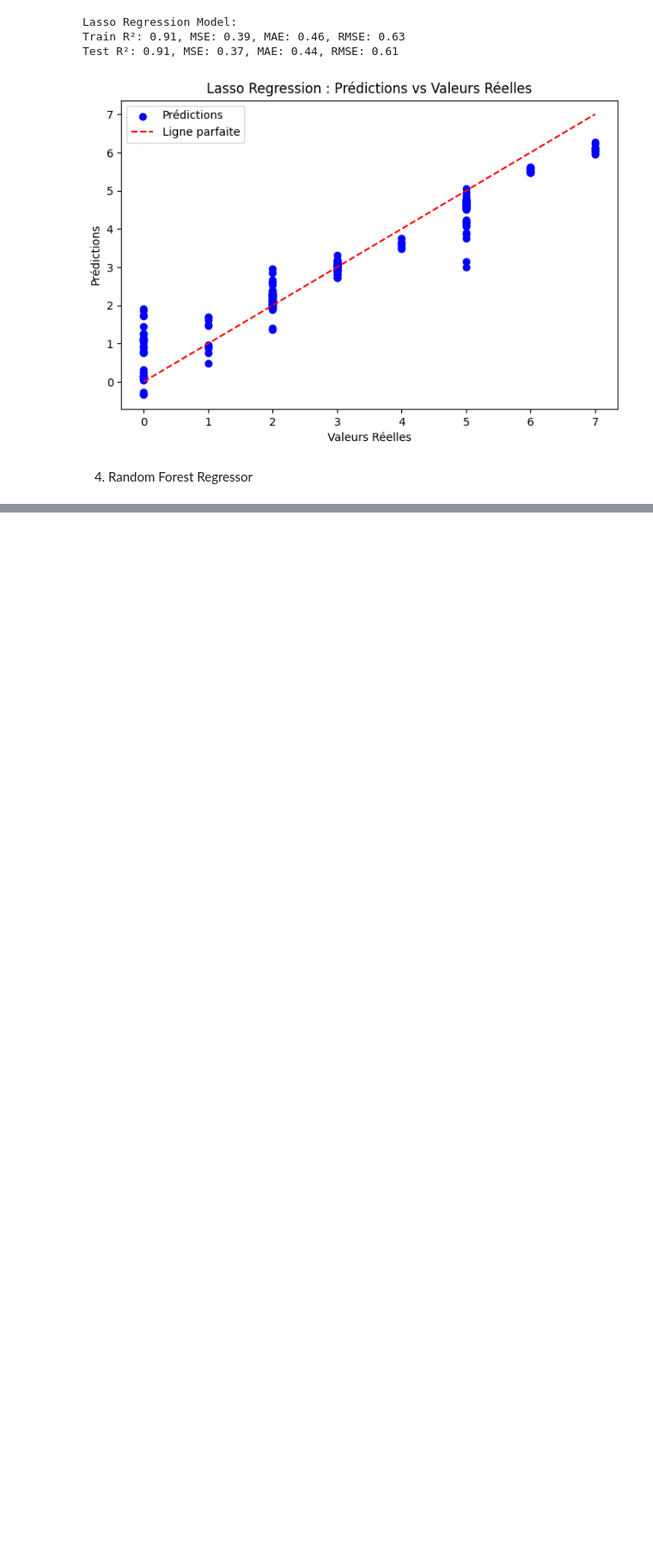
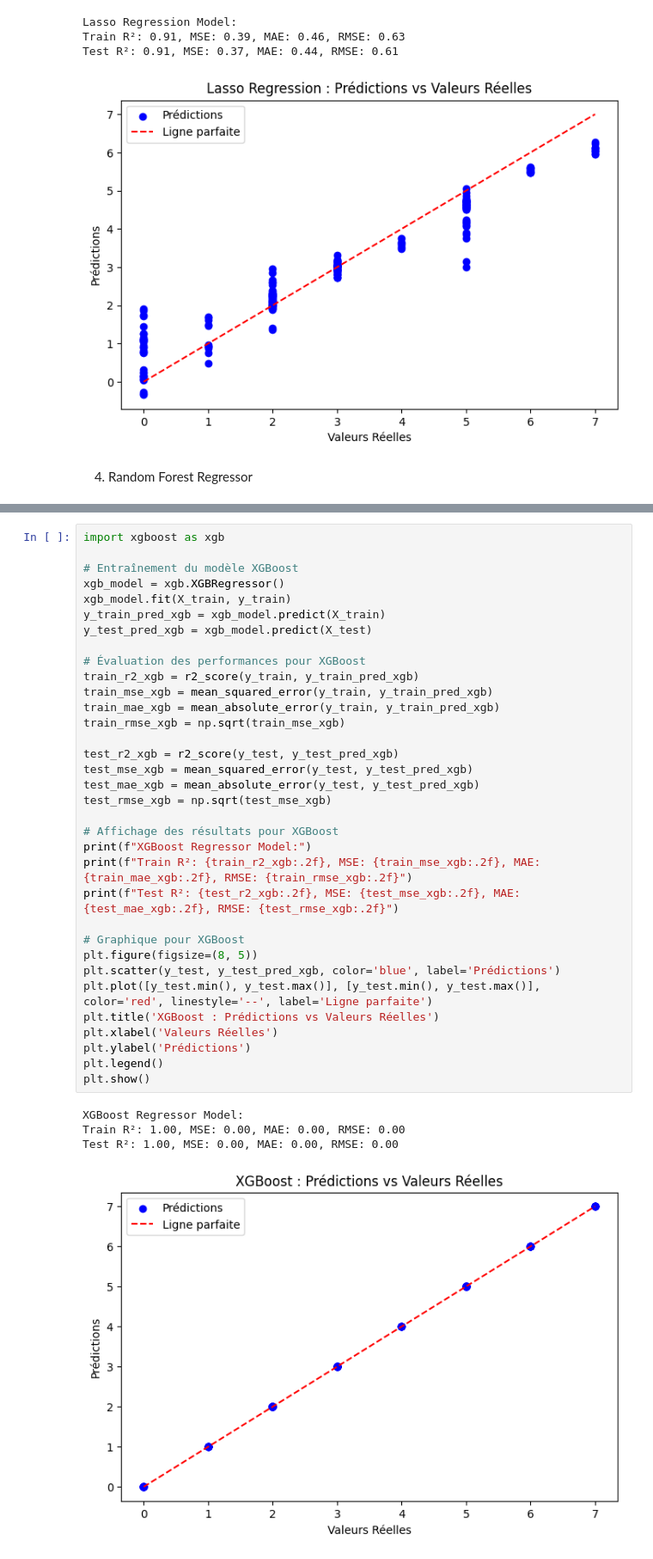
Before and after one commit to khelifaYacine/Menace-des-r-seaux-sociaux-, a Jupyter notebook: EDA_Temps_perdu_reseaux_sociaux.ipynb, the cells around one changed output, grey strips where cells are left out. Shown at 86% size. Drawn from its saved outputs; the diff is of its cells as text; blank space fills up the shorter version.

Commit message:
XGBoost Regressor

```diff
--- a/EDA_Temps_perdu_reseaux_sociaux.ipynb
+++ b/EDA_Temps_perdu_reseaux_sociaux.ipynb
@@ -537,0 +540,39 @@ Test R²: 1.00, MSE: 0.00, MAE: 0.00, RMSE: 0.00
+# %%
+import xgboost as xgb
+
+# Entraînement du modèle XGBoost
+xgb_model = xgb.XGBRegressor()
+xgb_model.fit(X_train, y_train)
+y_train_pred_xgb = xgb_model.predict(X_train)
+y_test_pred_xgb = xgb_model.predict(X_test)
+
+# Évaluation des performances pour XGBoost
+train_r2_xgb = r2_score(y_train, y_train_pred_xgb)
+train_mse_xgb = mean_squared_error(y_train, y_train_pred_xgb)
+train_mae_xgb = mean_absolute_error(y_train, y_train_pred_xgb)
+train_rmse_xgb = np.sqrt(train_mse_xgb)
+
+test_r2_xgb = r2_score(y_test, y_test_pred_xgb)
+test_mse_xgb = mean_squared_error(y_test, y_test_pred_xgb)
+test_mae_xgb = mean_absolute_error(y_test, y_test_pred_xgb)
+test_rmse_xgb = np.sqrt(test_mse_xgb)
+
+# Affichage des résultats pour XGBoost
+print(f"XGBoost Regressor Model:")
+print(f"Train R²: {train_r2_xgb:.2f}, MSE: {train_mse_xgb:.2f}, MAE: {train_mae_xgb:.2f}, RMSE: {train_rmse_xgb:.2f}")
+print(f"Test R²: {test_r2_xgb:.2f}, MSE: {test_mse_xgb:.2f}, MAE: {test_mae_xgb:.2f}, RMSE: {test_rmse_xgb:.2f}")
+
+# Graphique pour XGBoost
+plt.figure(figsize=(8, 5))
+plt.scatter(y_test, y_test_pred_xgb, color='blue', label='Prédictions')
+plt.plot([y_test.min(), y_test.max()], [y_test.min(), y_test.max()], color='red', linestyle='--', label='Ligne parfaite')
+plt.title('XGBoost : Prédictions vs Valeurs Réelles')
+plt.xlabel('Valeurs Réelles')
+plt.ylabel('Prédictions')
+plt.legend()
+plt.show()
+# %% [output]
+XGBoost Regressor Model:
+Train R²: 1.00, MSE: 0.00, MAE: 0.00, RMSE: 0.00
+Test R²: 1.00, MSE: 0.00, MAE: 0.00, RMSE: 0.00
+[figure, added]
```
Also changed, not shown: parts of 4 cells of this notebook.
